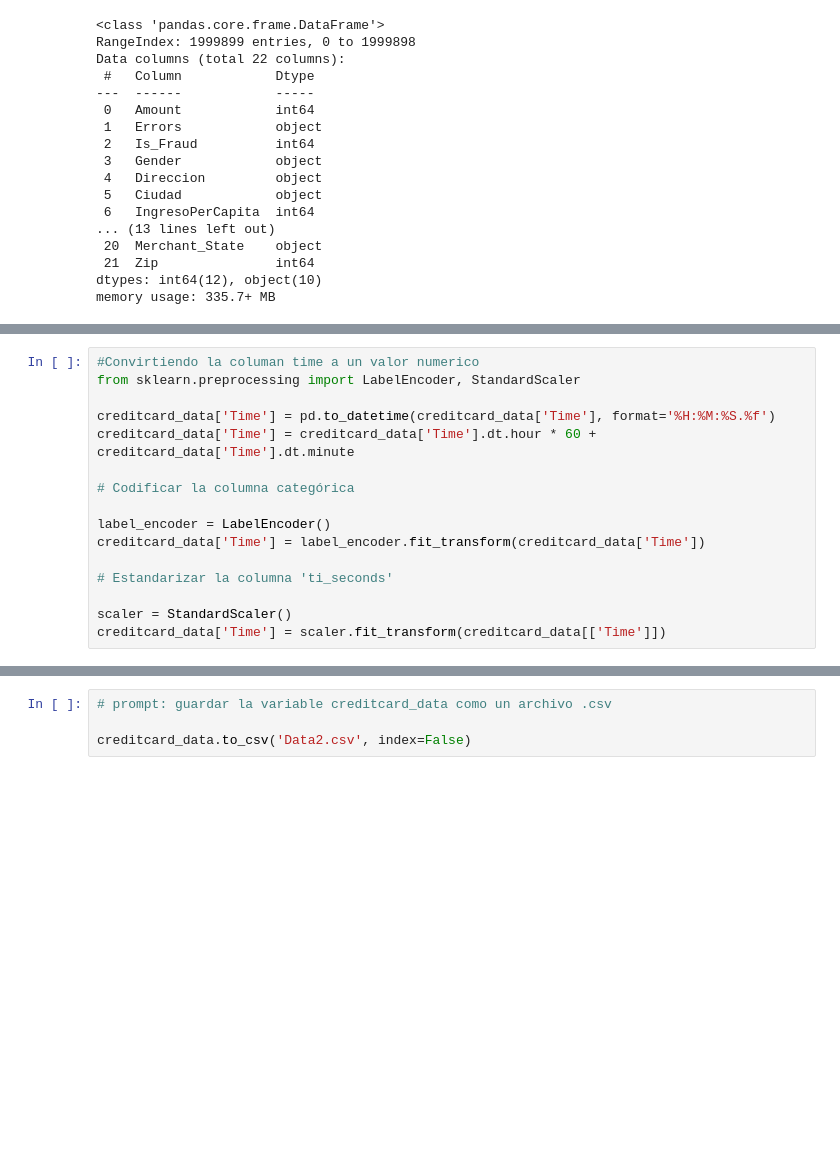
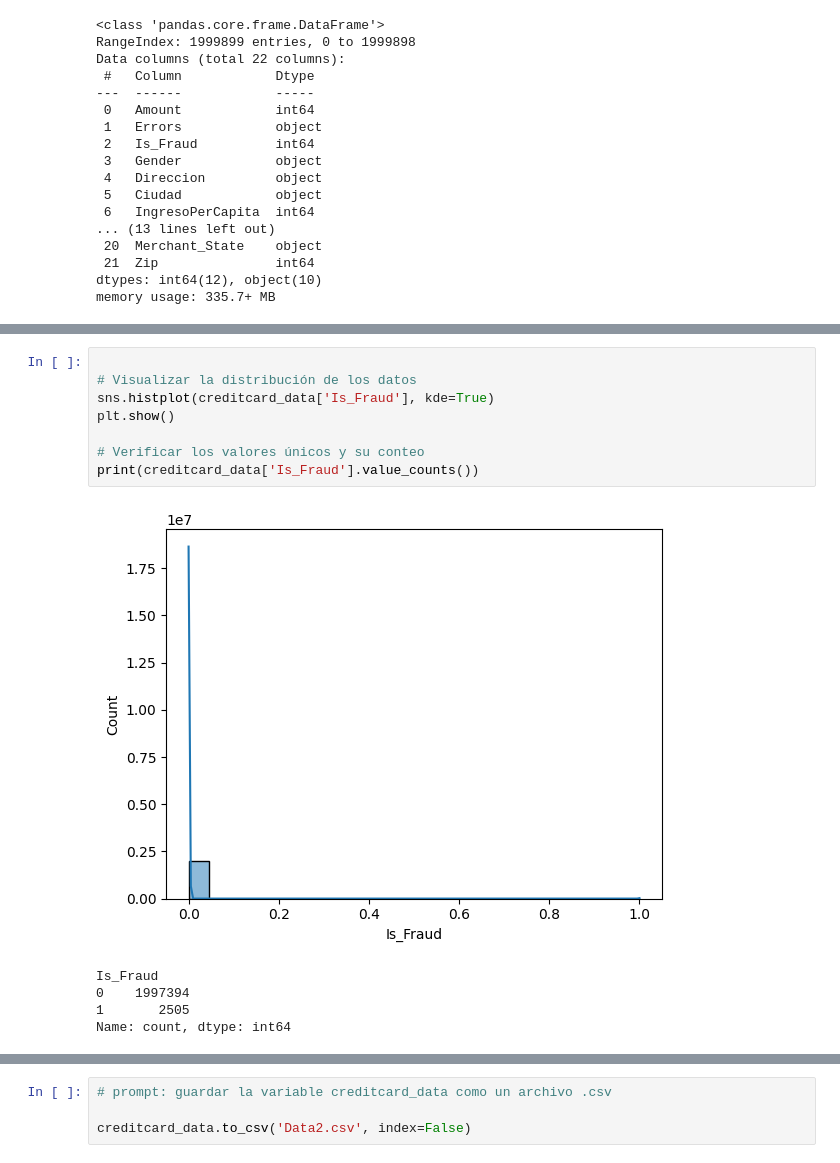
Before and after one commit to CoolHero83/Prediccion-Transacciones-Fraudulentas, a Jupyter notebook: Notebooks/Tratamiento_de_los_datos.ipynb, the cells around one changed output, grey strips where cells are left out. Cells and saved outputs as stored; diff of their text form; blank space fills up the shorter version.

```diff
--- a/Notebooks/Tratamiento_de_los_datos.ipynb
+++ b/Notebooks/Tratamiento_de_los_datos.ipynb
@@ -200,16 +56,0 @@ creditcard_data.head(5)
-# %%
-#Convirtiendo la columan time a un valor numerico
-from sklearn.preprocessing import LabelEncoder, StandardScaler
-
-creditcard_data['Time'] = pd.to_datetime(creditcard_data['Time'], format='%H:%M:%S.%f')
-creditcard_data['Time'] = creditcard_data['Time'].dt.hour * 60 + creditcard_data['Time'].dt.minute
-
-# Codificar la columna categórica
-
-label_encoder = LabelEncoder()
-creditcard_data['Time'] = label_encoder.fit_transform(creditcard_data['Time'])
-
-# Estandarizar la columna 'ti_seconds'
-
-scaler = StandardScaler()
-creditcard_data['Time'] = scaler.fit_transform(creditcard_data[['Time']])
@@ -270,0 +195,14 @@ creditcard_data = creditcard_data[creditcard_data['Amount'] >= 0]
+# %%
+
+# Visualizar la distribución de los datos
+sns.histplot(creditcard_data['Is_Fraud'], kde=True)
+plt.show()
+
+# Verificar los valores únicos y su conteo
+print(creditcard_data['Is_Fraud'].value_counts())
+# %% [output]
+[figure, added]
+Is_Fraud
+0    1997394
+1       2505
+Name: count, dtype: int64
```
Also changed, not shown: parts of 39 cells of this notebook.
